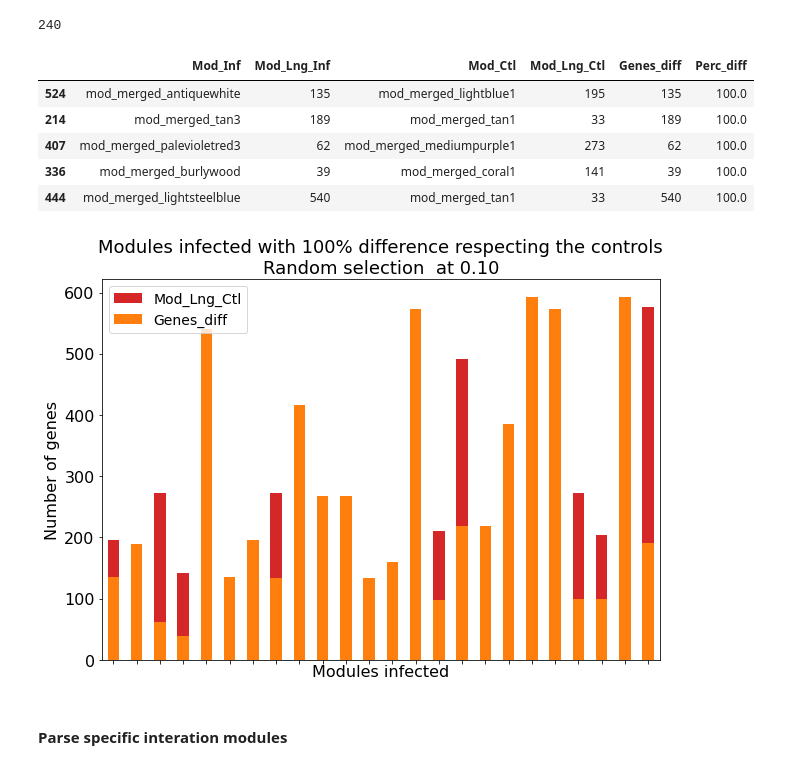
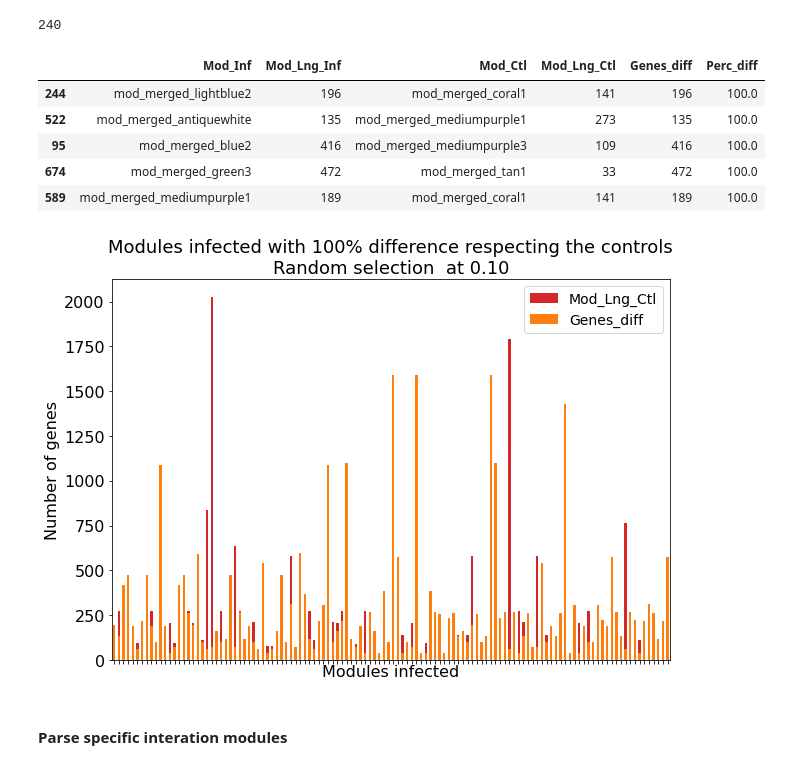
Before and after one commit to cyntsc/meta-analisis-athal, a Jupyter notebook: notebooks/8_modules_differentiation_mergedClusters.ipynb, the cells around one changed output. Saved outputs shown, nothing was run; the diff lists cells and outputs as text; code cells hidden in the pictures.

```diff
--- a/notebooks/8_modules_differentiation_mergedClusters.ipynb
+++ b/notebooks/8_modules_differentiation_mergedClusters.ipynb
@@ -280,17 +280,17 @@ df_comp.to_csv("../modules_comparition100.csv", sep=",", header=True)
 # %%
 # selecting rows based on condition
 df_diff100 = df_comp[df_comp['Perc_diff'] == 100]
 len(df_diff100)
 #df_plt = df_diff100.head(n=30)
-df_plt = df_diff100.sample(frac=0.10)
+df_plt = df_diff100.sample(frac=0.50)
 df_plt.head(5)
 # %% [output]
 |  | Mod_Inf | Mod_Lng_Inf | Mod_Ctl | Mod_Lng_Ctl | Genes_diff | Perc_diff |
-| 524 | mod_merged_antiquewhite | 135 | mod_merged_lightblue1 | 195 | 135 | 100.0 |
-| 214 | mod_merged_tan3 | 189 | mod_merged_tan1 | 33 | 189 | 100.0 |
-| 407 | mod_merged_palevioletred3 | 62 | mod_merged_mediumpurple1 | 273 | 62 | 100.0 |
-| 336 | mod_merged_burlywood | 39 | mod_merged_coral1 | 141 | 39 | 100.0 |
-| 444 | mod_merged_lightsteelblue | 540 | mod_merged_tan1 | 33 | 540 | 100.0 |
+| 244 | mod_merged_lightblue2 | 196 | mod_merged_coral1 | 141 | 196 | 100.0 |
+| 522 | mod_merged_antiquewhite | 135 | mod_merged_mediumpurple1 | 273 | 135 | 100.0 |
+| 95 | mod_merged_blue2 | 416 | mod_merged_mediumpurple3 | 109 | 416 | 100.0 |
+| 674 | mod_merged_green3 | 472 | mod_merged_tan1 | 33 | 472 | 100.0 |
+| 589 | mod_merged_mediumpurple1 | 189 | mod_merged_coral1 | 141 | 189 | 100.0 |
 # %%
 ax = df_plt.plot(x="Mod_Inf", y="Mod_Lng_Ctl", kind="bar", figsize=(10,7), color="C3")
 #df_plt.plot(x="Mod_Inf", y="Mod_Lng_Inf", kind="bar", ax=ax, color="C2")
@@ -304,7 +304,7 @@ plt.ylabel('Number of genes',fontsize=16);
 plt.yticks(fontsize=16);
 plt.legend(fontsize=14);
 # %% [output]
-[figure, old version]
+[figure, new version]
 # %% [markdown]
 #### Parse specific interation modules
 # %%
```
